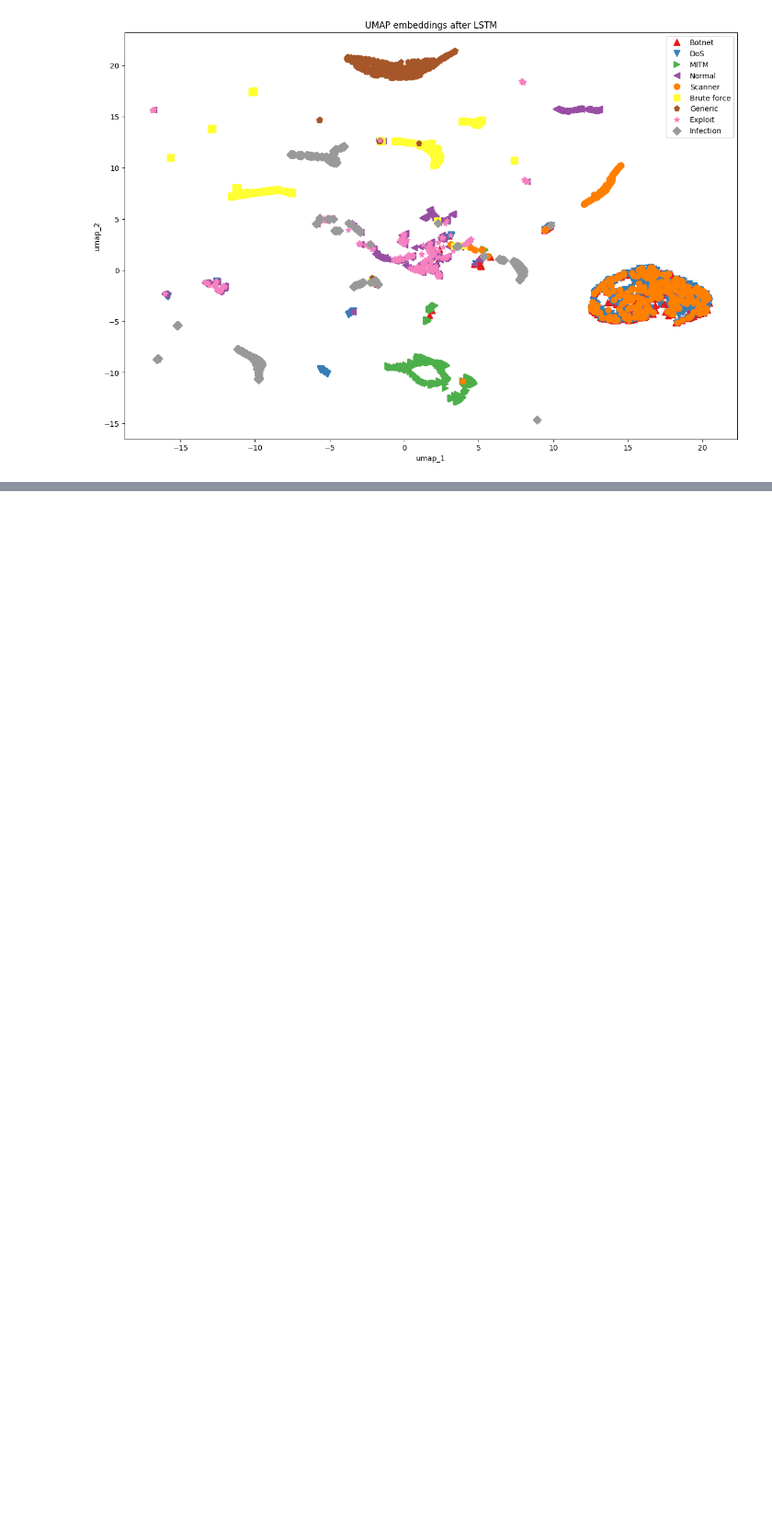
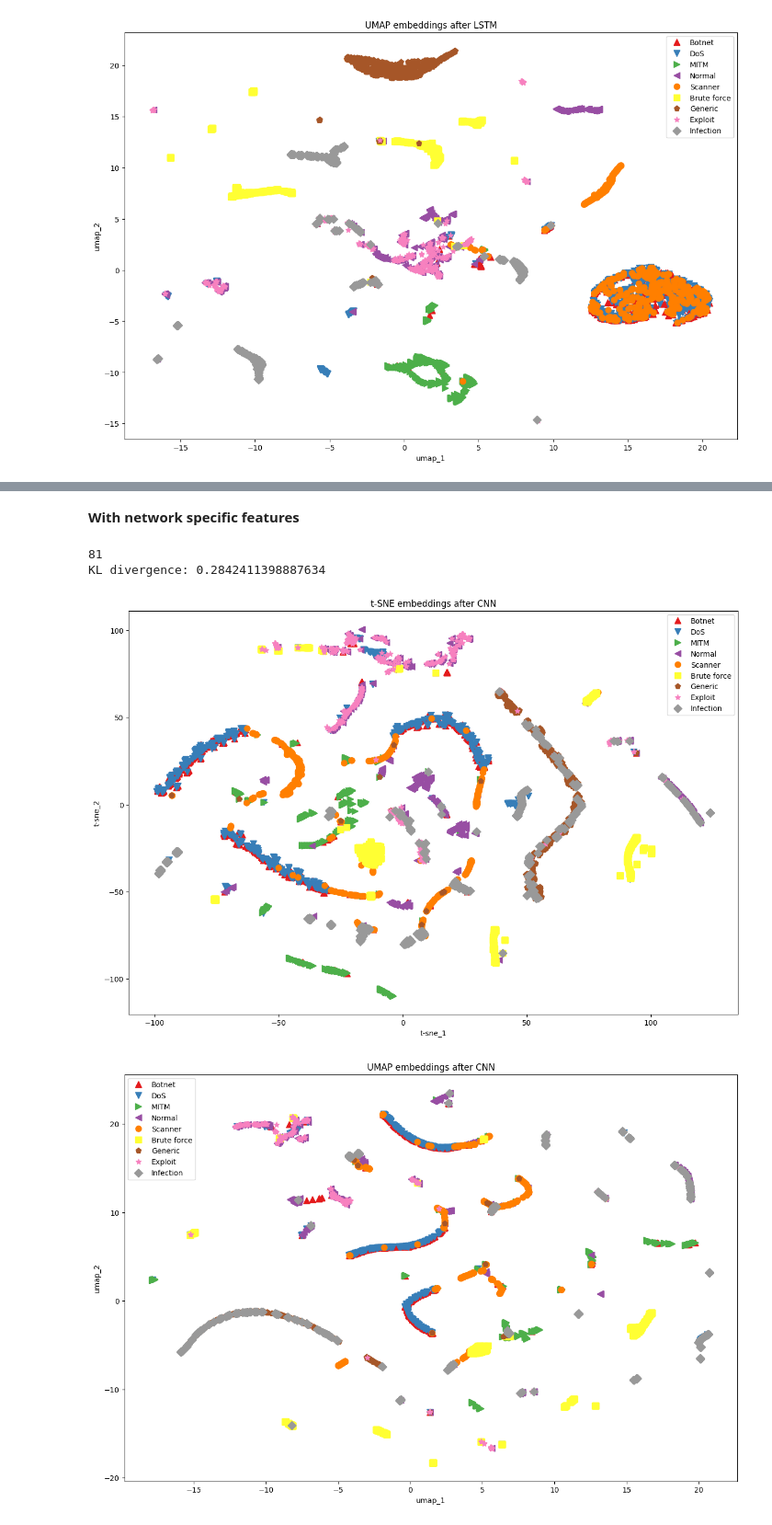
Before and after one commit to thetonk/master-thesis, a Jupyter notebook: notebooks/data-transformations.ipynb, the cells around one changed output, grey strips where cells are left out. Shown at 92% size. Saved outputs shown, nothing was run; the diff lists cells and outputs as text; code cells hidden in the pictures; blank space fills up the shorter version.

```diff
--- a/notebooks/data-transformations.ipynb
+++ b/notebooks/data-transformations.ipynb
@@ -425,7 +431,7 @@ del lstm_uni_removed_model
 # training transformer with all network specific features included
 print("TRAINING LSTM WITH SEPARATE REMOVED NETWORK SPECIFIC FEATURES!")
 train_sep_removed_data, test_sep_removed_data = random_split(dataset_lstm_removed, [0.965, 0.035])
-train_loader = DataLoader(train_sep_removed_data, batch_size, shuffle=True, pin_memory=True, persistent_workers=True, num_workers=8)
+train_loader = DataLoader(train_sep_removed_data, batch_sep_removed_size, shuffle=True, pin_memory=True, persistent_workers=True, num_workers=8)
 train_metric = MulticlassAccuracy(average="macro", num_classes=n_classes, device=DEVICE)
 lstm_sep_removed_model.to(DEVICE)
 ttutils.train_model(lstm_sep_removed_model, lstm_removed_sep_model_file, train_loader, None, metric=train_metric,
@@ -553,0 +615,33 @@ KL divergence: 0.4232531785964966
+# %% [markdown]
+**With network specific features**
+# %%
+tsne_reducer = TSNE(n_components=2, perplexity=25, method="barnes_hut", n_jobs=-1, max_iter=2000)
+X_test, y_test = test_data.dataset[test_data.indices][0], test_data.dataset[test_data.indices][1]
+cnn_model = MyCNNModel(n_classes, **cnn_hyperparameters).to(DEVICE)
+cnn_model.load_state_dict(torch.load(cnn_model_file, weights_only=True))
+cnn_model.eval()
+cnn_output = torch.empty((X_test.shape[0], X_test.shape[1]), dtype=torch.float32).to(DEVICE)
+dataloader = DataLoader(test_data, batch_size=batch_size, pin_memory=True, num_workers=8, shuffle=False, prefetch_factor=4)
+offset = 0
+print(X_test.shape[1])
+with torch.inference_mode():
+    for data, label in dataloader:
+        data = data.unsqueeze(1).to(DEVICE)
+        n = data.shape[0]
+        out = cnn_model.cnn_model(data).flatten(1)
+        offset += n
+assert offset == cnn_output.shape[0]
+
+cnn_output = cnn_output.to("cpu")
+embedding = tsne_reducer.fit_transform(cnn_output)
+print("KL divergence:", tsne_reducer.kl_divergence_)
+plot_embedding(embedding, y_test, "t-sne", "t-SNE embeddings after CNN")
+
+umap_reducer = umap.UMAP(n_components=2, n_neighbors=30, n_jobs=-1, min_dist=0.1)
+embedding = umap_reducer.fit_transform(cnn_output)
+plot_embedding(embedding, y_test, "umap", "UMAP embeddings after CNN")
+# %% [output]
+81
+KL divergence: 0.2842411398887634
+[figure, added]
+[figure, added]
```
Also changed, not shown: parts of 8 cells of this notebook, 4 other files.
